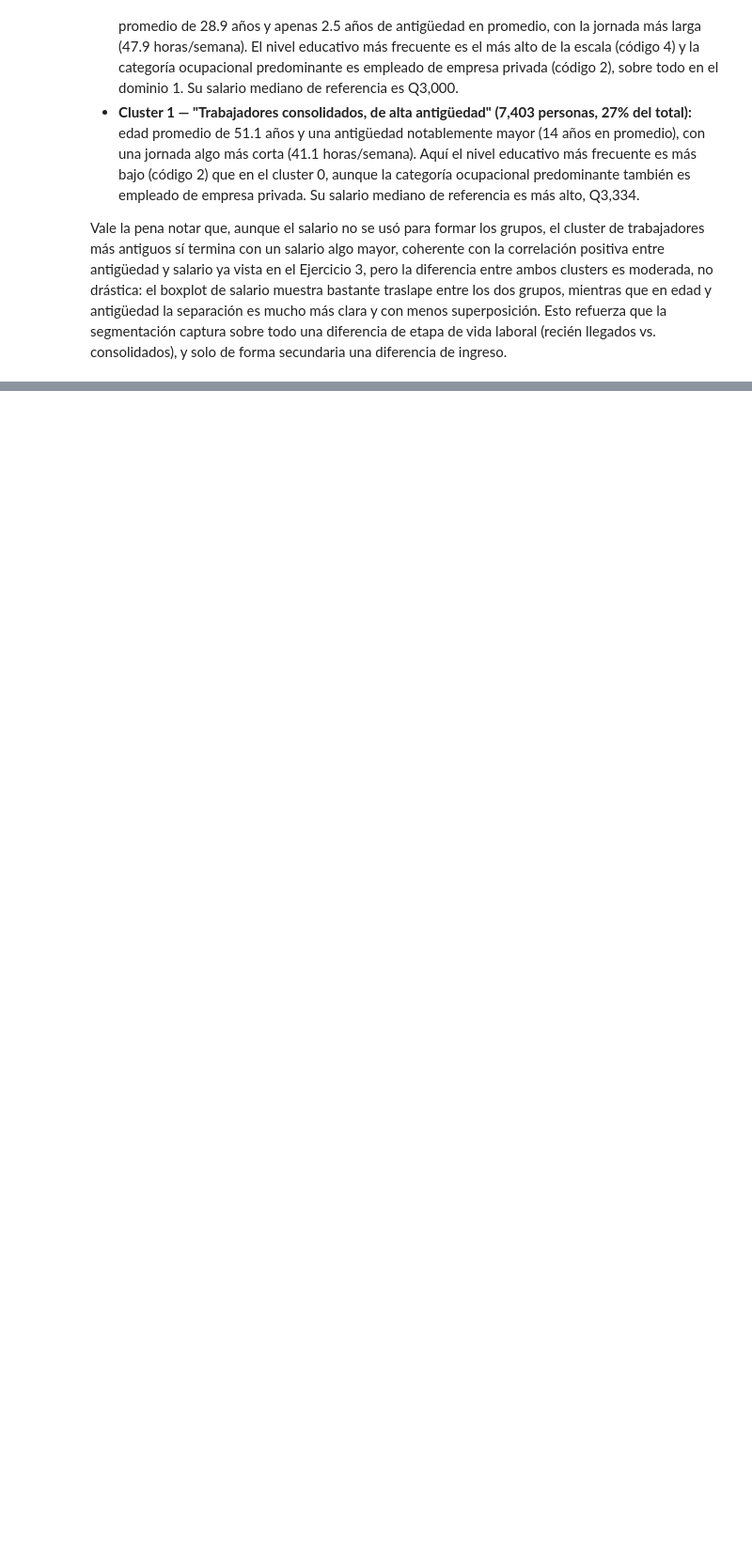
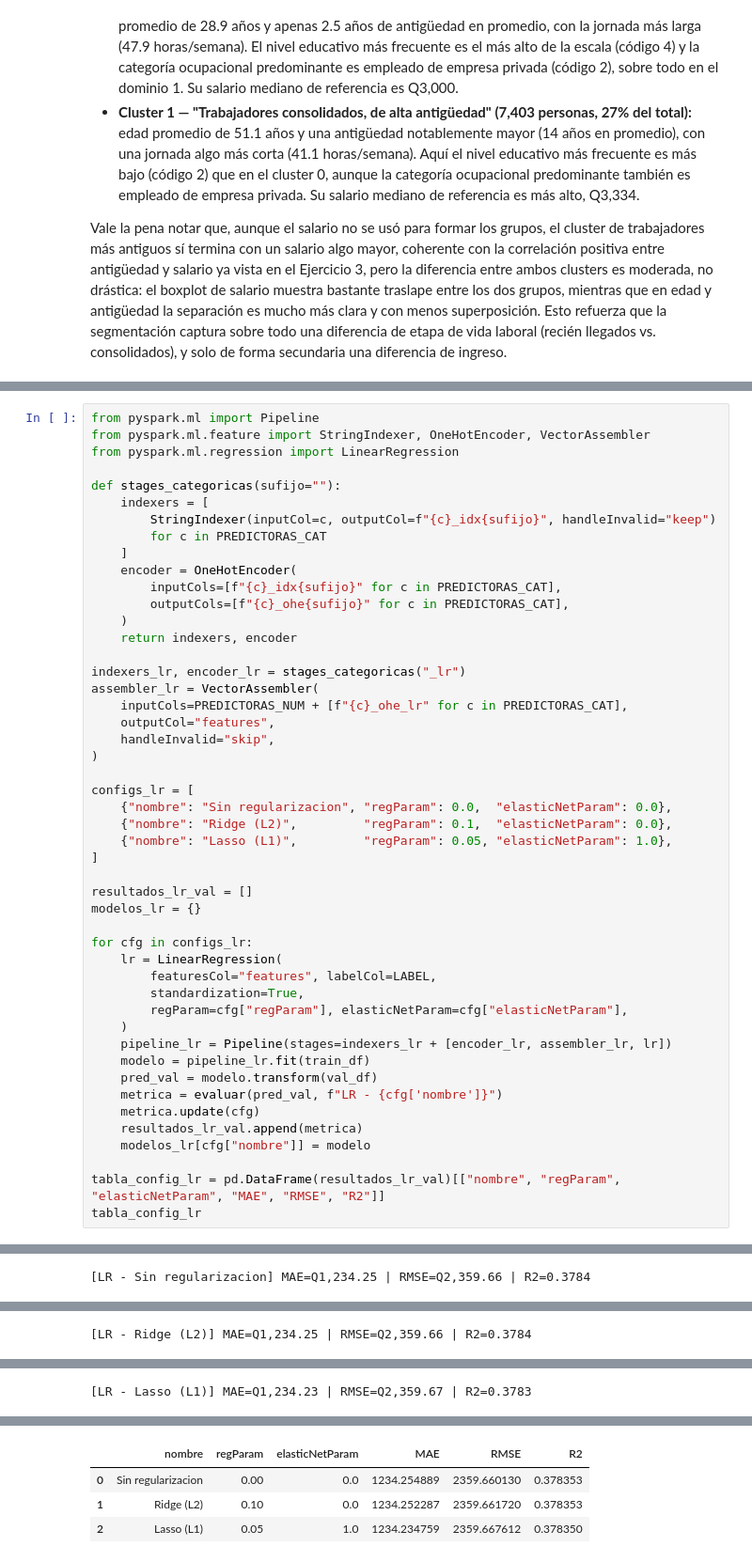
Before and after one commit to Ikeel04/Labs-DS, a Jupyter notebook: Lab7/Laboratorio_7_Spark_MLlib.ipynb, the cells around one changed output, grey strips where cells are left out. Shown at 94% size. Drawn from its saved outputs; the diff is of its cells as text; blank space fills up the shorter version.

```diff
--- a/Lab7/Laboratorio_7_Spark_MLlib.ipynb
+++ b/Lab7/Laboratorio_7_Spark_MLlib.ipynb
@@ -988,0 +1064,49 @@ la segmentación captura sobre todo una diferencia de etapa de vida laboral
+# %%
+from pyspark.ml import Pipeline
+from pyspark.ml.feature import StringIndexer, OneHotEncoder, VectorAssembler
+from pyspark.ml.regression import LinearRegression
+
+def stages_categoricas(sufijo=""):
+    indexers = [
+        StringIndexer(inputCol=c, outputCol=f"{c}_idx{sufijo}", handleInvalid="keep")
+        for c in PREDICTORAS_CAT
+    ]
+    encoder = OneHotEncoder(
+        inputCols=[f"{c}_idx{sufijo}" for c in PREDICTORAS_CAT],
+        outputCols=[f"{c}_ohe{sufijo}" for c in PREDICTORAS_CAT],
+    )
+    return indexers, encoder
+
+indexers_lr, encoder_lr = stages_categoricas("_lr")
+assembler_lr = VectorAssembler(
+    inputCols=PREDICTORAS_NUM + [f"{c}_ohe_lr" for c in PREDICTORAS_CAT],
+    outputCol="features",
+    handleInvalid="skip",
+)
+
+configs_lr = [
+    {"nombre": "Sin regularizacion", "regParam": 0.0,  "elasticNetParam": 0.0},
+    {"nombre": "Ridge (L2)",         "regParam": 0.1,  "elasticNetParam": 0.0},
+    {"nombre": "Lasso (L1)",         "regParam": 0.05, "elasticNetParam": 1.0},
+]
+
+resultados_lr_val = []
+modelos_lr = {}
+
+for cfg in configs_lr:
+    lr = LinearRegression(
+        featuresCol="features", labelCol=LABEL,
+        standardization=True,
+        regParam=cfg["regParam"], elasticNetParam=cfg["elasticNetParam"],
+    )
+    pipeline_lr = Pipeline(stages=indexers_lr + [encoder_lr, assembler_lr, lr])
+    modelo = pipeline_lr.fit(train_df)
+    pred_val = modelo.transform(val_df)
+    metrica = evaluar(pred_val, f"LR - {cfg['nombre']}")
+    metrica.update(cfg)
+    resultados_lr_val.append(metrica)
+    modelos_lr[cfg["nombre"]] = modelo
+
+tabla_config_lr = pd.DataFrame(resultados_lr_val)[["nombre", "regParam", "elasticNetParam", "MAE", "RMSE", "R2"]]
+tabla_config_lr
+# %% [output]
@@ -988,0 +1127 @@ la segmentación captura sobre todo una diferencia de etapa de vida laboral
+[LR - Sin regularizacion] MAE=Q1,234.25 | RMSE=Q2,359.66 | R2=0.3784
@@ -988,0 +1137 @@ la segmentación captura sobre todo una diferencia de etapa de vida laboral
+[LR - Ridge (L2)] MAE=Q1,234.25 | RMSE=Q2,359.66 | R2=0.3784
@@ -988,0 +1144 @@ la segmentación captura sobre todo una diferencia de etapa de vida laboral
+[LR - Lasso (L1)] MAE=Q1,234.23 | RMSE=Q2,359.67 | R2=0.3783
@@ -988,0 +1146,4 @@ la segmentación captura sobre todo una diferencia de etapa de vida laboral
+|  | nombre | regParam | elasticNetParam | MAE | RMSE | R2 |
+| 0 | Sin regularizacion | 0.00 | 0.0 | 1234.254889 | 2359.660130 | 0.378353 |
+| 1 | Ridge (L2) | 0.10 | 0.0 | 1234.252287 | 2359.661720 | 0.378353 |
+| 2 | Lasso (L1) | 0.05 | 1.0 | 1234.234759 | 2359.667612 | 0.378350 |
```
Also changed, not shown: parts of 10 cells of this notebook, 2 other files.
